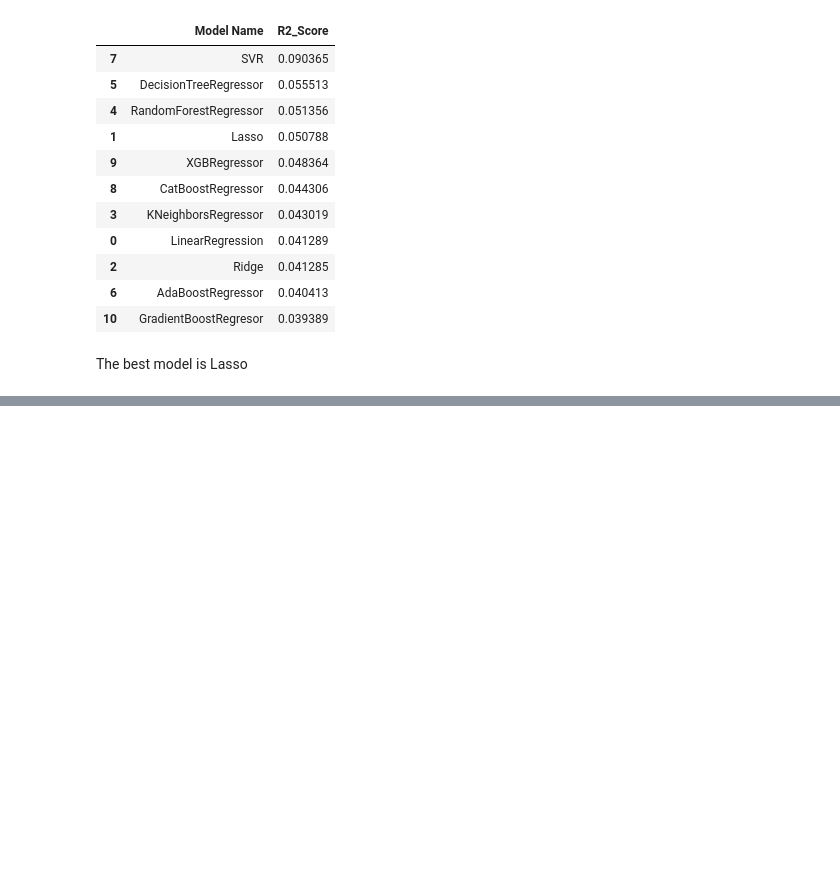
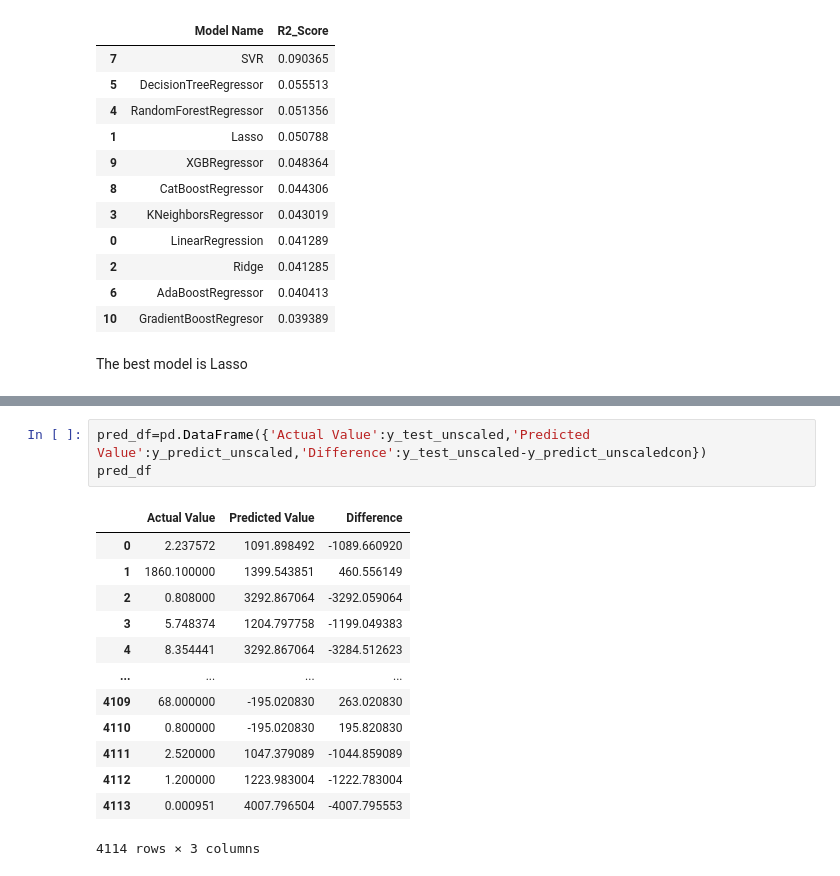
Before and after one commit to MichaelE11/Crop-Production, a Jupyter notebook: notebook/MODEL TRAINING.ipynb, the cells around one changed output, grey strips where cells are left out. Saved outputs shown, nothing was run; the diff lists cells and outputs as text; blank space fills up the shorter version.

```diff
--- a/notebook/MODEL TRAINING.ipynb
+++ b/notebook/MODEL TRAINING.ipynb
@@ -363,0 +419,17 @@ The best model is Lasso
+# %%
+pred_df=pd.DataFrame({'Actual Value':y_test_unscaled,'Predicted Value':y_predict_unscaled,'Difference':y_test_unscaled-y_predict_unscaledcon})
+pred_df
+# %% [output]
+|  | Actual Value | Predicted Value | Difference |
+| 0 | 2.237572 | 1091.898492 | -1089.660920 |
+| 1 | 1860.100000 | 1399.543851 | 460.556149 |
+| 2 | 0.808000 | 3292.867064 | -3292.059064 |
+| 3 | 5.748374 | 1204.797758 | -1199.049383 |
+| 4 | 8.354441 | 3292.867064 | -3284.512623 |
+| ... | ... | ... | ... |
+| 4109 | 68.000000 | -195.020830 | 263.020830 |
+| 4110 | 0.800000 | -195.020830 | 195.820830 |
+| 4111 | 2.520000 | 1047.379089 | -1044.859089 |
+| 4112 | 1.200000 | 1223.983004 | -1222.783004 |
+| 4113 | 0.000951 | 4007.796504 | -4007.795553 |
+4114 rows × 3 columns
```
Also changed, not shown: parts of 7 cells of this notebook.
